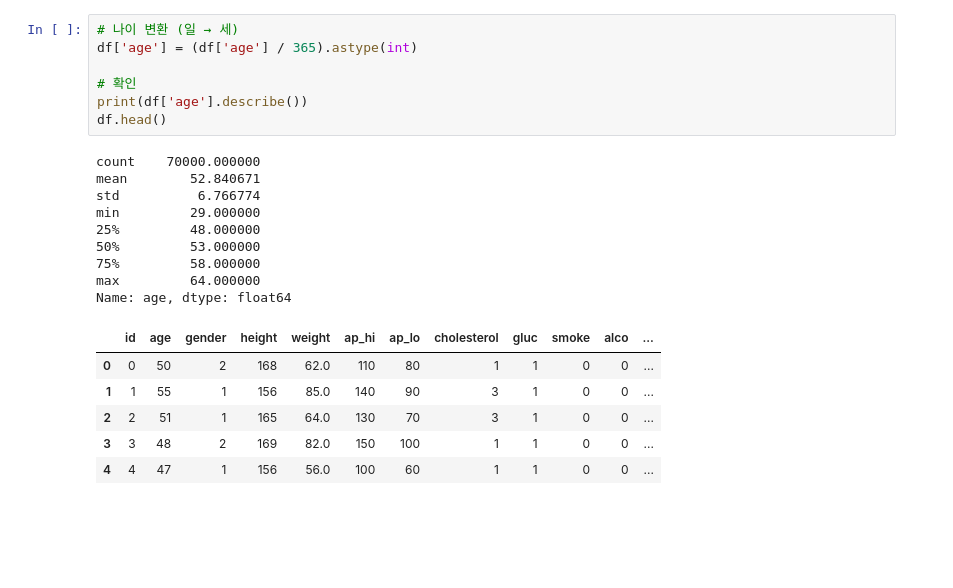
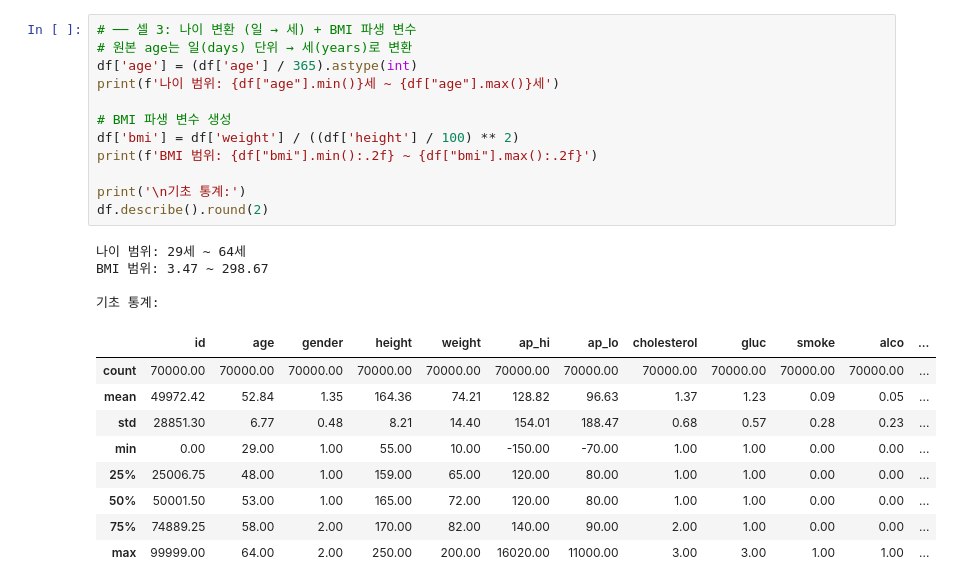
Before and after one commit to AI-HealthCare-02/AI_02_01, a Jupyter notebook: ai/models/notebooks/01_eda.ipynb, the cells around one changed output. Drawn from its saved outputs; the diff is of its cells as text; blank space fills up the shorter version.

```diff
--- a/ai/models/notebooks/01_eda.ipynb
+++ b/ai/models/notebooks/01_eda.ipynb
@@ -41,24 +53,27 @@ Name: count, dtype: int64
 # %%
-# 나이 변환 (일 → 세)
+# ── 셀 3: 나이 변환 (일 → 세) + BMI 파생 변수
+# 원본 age는 일(days) 단위 → 세(years)로 변환
 df['age'] = (df['age'] / 365).astype(int)
+print(f'나이 범위: {df["age"].min()}세 ~ {df["age"].max()}세')
 
-# 확인
-print(df['age'].describe())
-df.head()
+# BMI 파생 변수 생성
+df['bmi'] = df['weight'] / ((df['height'] / 100) ** 2)
+print(f'BMI 범위: {df["bmi"].min():.2f} ~ {df["bmi"].max():.2f}')
+
+print('\n기초 통계:')
+df.describe().round(2)
 # %% [output]
-count    70000.000000
-mean        52.840671
-std          6.766774
-min         29.000000
-25%         48.000000
-50%         53.000000
-75%         58.000000
-max         64.000000
-Name: age, dtype: float64
+나이 범위: 29세 ~ 64세
+BMI 범위: 3.47 ~ 298.67
+
+기초 통계:
 |  | id | age | gender | height | weight | ap_hi | ap_lo | cholesterol | gluc | smoke | alco | ... |
-| 0 | 0 | 50 | 2 | 168 | 62.0 | 110 | 80 | 1 | 1 | 0 | 0 | ... |
-| 1 | 1 | 55 | 1 | 156 | 85.0 | 140 | 90 | 3 | 1 | 0 | 0 | ... |
-| 2 | 2 | 51 | 1 | 165 | 64.0 | 130 | 70 | 3 | 1 | 0 | 0 | ... |
-| 3 | 3 | 48 | 2 | 169 | 82.0 | 150 | 100 | 1 | 1 | 0 | 0 | ... |
-| 4 | 4 | 47 | 1 | 156 | 56.0 | 100 | 60 | 1 | 1 | 0 | 0 | ... |
+| count | 70000.00 | 70000.00 | 70000.00 | 70000.00 | 70000.00 | 70000.00 | 70000.00 | 70000.00 | 70000.00 | 70000.00 | 70000.00 | ... |
+| mean | 49972.42 | 52.84 | 1.35 | 164.36 | 74.21 | 128.82 | 96.63 | 1.37 | 1.23 | 0.09 | 0.05 | ... |
+| std | 28851.30 | 6.77 | 0.48 | 8.21 | 14.40 | 154.01 | 188.47 | 0.68 | 0.57 | 0.28 | 0.23 | ... |
+| min | 0.00 | 29.00 | 1.00 | 55.00 | 10.00 | -150.00 | -70.00 | 1.00 | 1.00 | 0.00 | 0.00 | ... |
+| 25% | 25006.75 | 48.00 | 1.00 | 159.00 | 65.00 | 120.00 | 80.00 | 1.00 | 1.00 | 0.00 | 0.00 | ... |
+| 50% | 50001.50 | 53.00 | 1.00 | 165.00 | 72.00 | 120.00 | 80.00 | 1.00 | 1.00 | 0.00 | 0.00 | ... |
+| 75% | 74889.25 | 58.00 | 2.00 | 170.00 | 82.00 | 140.00 | 90.00 | 2.00 | 1.00 | 0.00 | 0.00 | ... |
+| max | 99999.00 | 64.00 | 2.00 | 250.00 | 200.00 | 16020.00 | 11000.00 | 3.00 | 3.00 | 1.00 | 1.00 | ... |
 # %%
```
Also changed, not shown: parts of 20 cells of this notebook.
